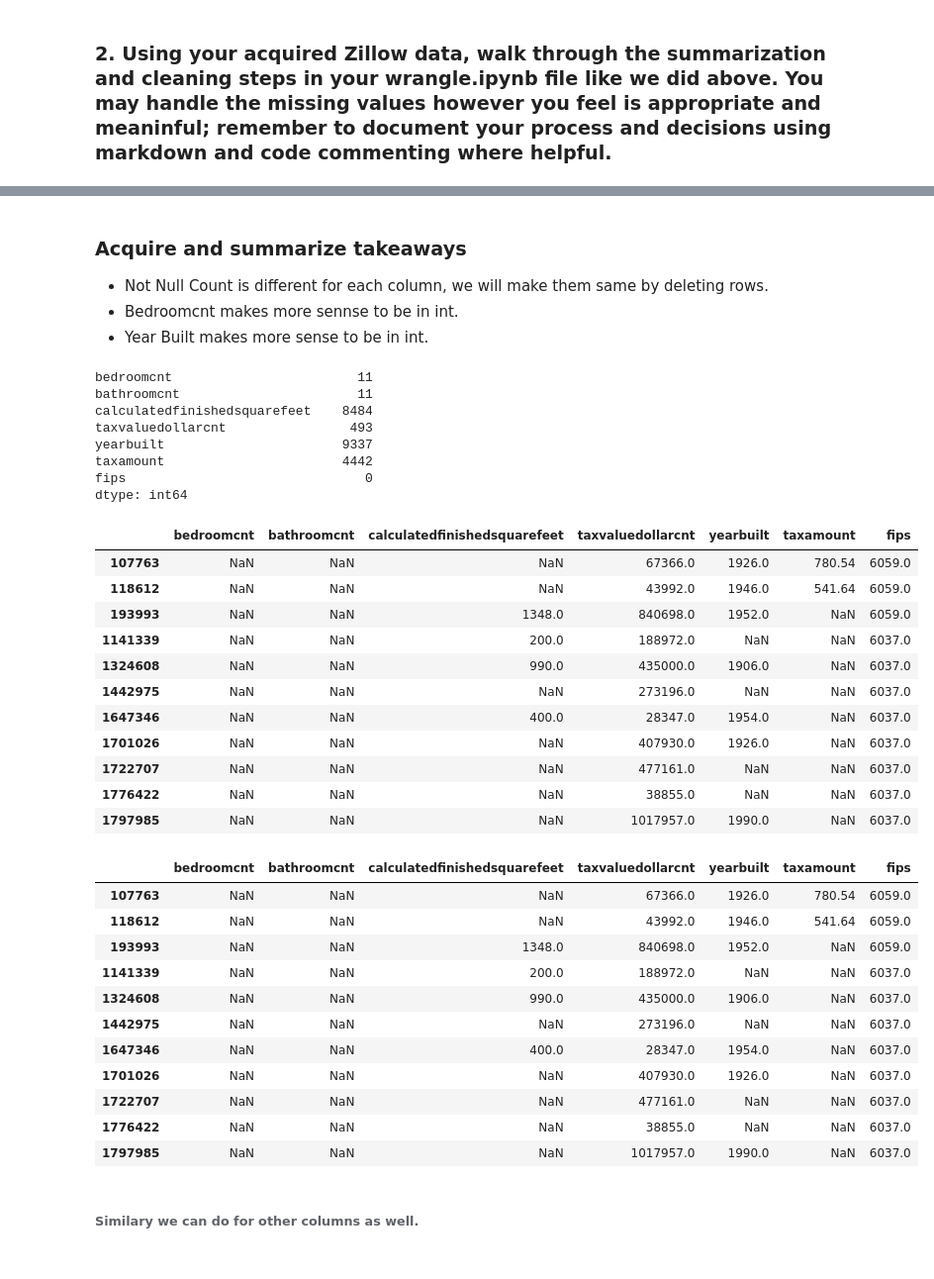
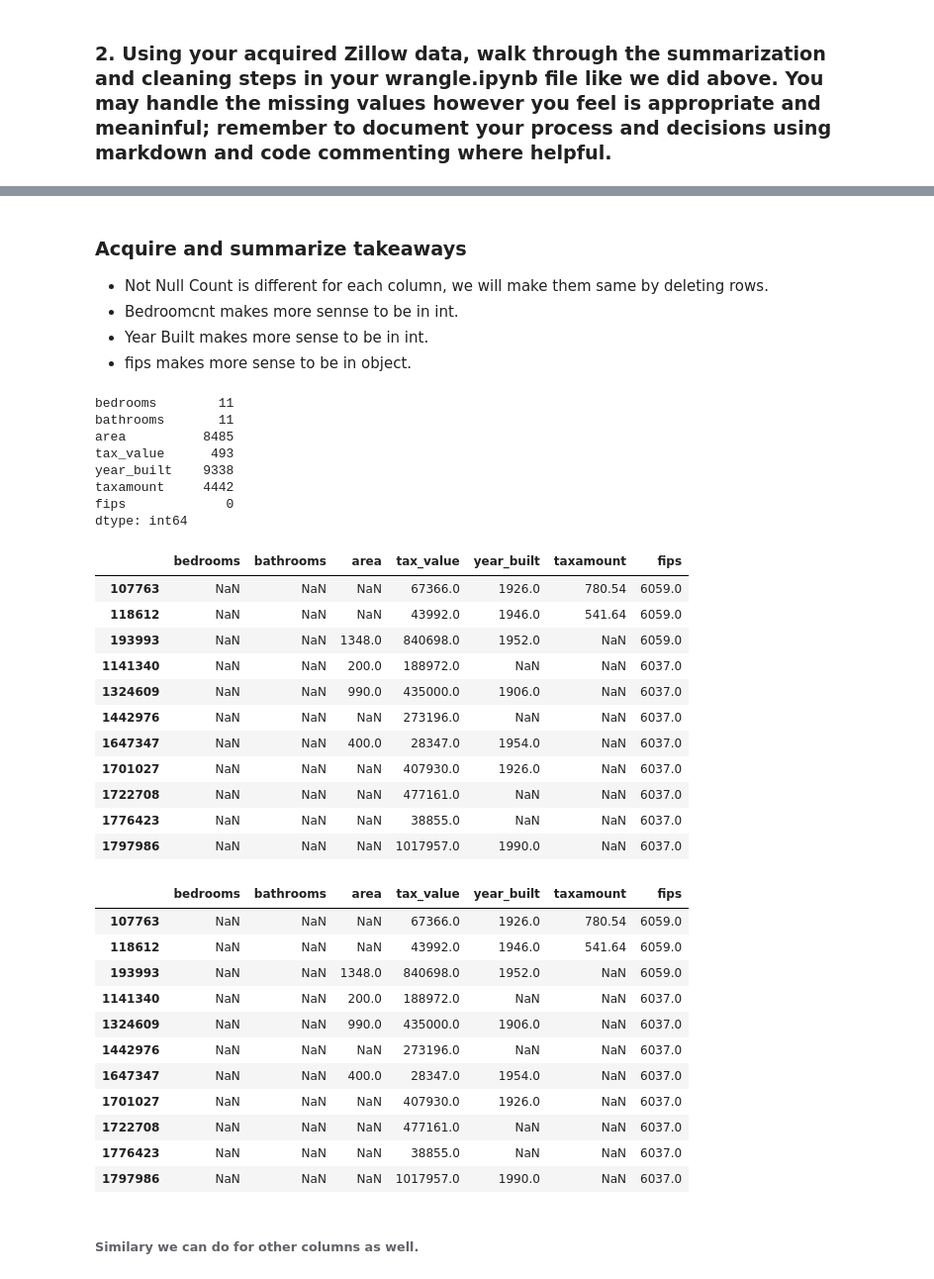
Before and after one commit to rajaramgautam/regression-exercises, a Jupyter notebook: wrangle.ipynb, the cells around one changed output, grey strips where cells are left out. Shown at 99% size. Cells and saved outputs as stored; diff of their text form; code cells hidden in the pictures.

```diff
--- a/wrangle.ipynb
+++ b/wrangle.ipynb
@@ -33,11 +39,22 @@ def new_zillow_data():
     write it to a csv file, and returns the df.
     '''
     # Create SQL query.
-    sql_query = 'select bedroomcnt, bathroomcnt, calculatedfinishedsquarefeet, taxvaluedollarcnt, yearbuilt, taxamount, fips  from properties_2017 where propertylandusetypeid = 261;'
+    sql_query = """
+    SELECT bedroomcnt, bathroomcnt, calculatedfinishedsquarefeet, taxvaluedollarcnt, yearbuilt, taxamount, fips
+FROM properties_2017
+
+JOIN propertylandusetype USING(propertylandusetypeid)
+
+WHERE propertylandusedesc IN ("Single Family Residential",
+                              "Inferred Single Family Residential")
+    """
+
 
     # Read in DataFrame from Codeup db.
     df = pd.read_sql(sql_query, get_connection('zillow'))
 
+
+
     return df
 # %%
 df = new_zillow_data()
@@ -88,0 +106,7 @@ df.describe().T
+# %%
+# renaming columns
+df = df.rename(columns = {'bedroomcnt':'bedrooms',
+                          'bathroomcnt':'bathrooms',
+                          'calculatedfinishedsquarefeet':'area',
+                          'taxvaluedollarcnt':'tax_value',
+                          'yearbuilt':'year_built'})
@@ -91,50 +124,51 @@ df.describe().T
 - Not Null Count is different for each column, we will make them same by deleting rows.
 - Bedroomcnt makes more sennse to be in int.
 - Year Built makes more sense to be in int.
+- fips makes more sense to be in object.
 # %%
 # Getting count of null values in each columns of our DataFrame
 
 df.isnull().sum()
 # %% [output]
-bedroomcnt                        11
-bathroomcnt                       11
-calculatedfinishedsquarefeet    8484
-taxvaluedollarcnt                493
-yearbuilt                       9337
-taxamount                       4442
-fips                               0
+bedrooms        11
+bathrooms       11
+area          8485
+tax_value      493
+year_built    9338
+taxamount     4442
+fips             0
 dtype: int64
 # %%
-# We can visualize the row(s) in each column containing at least one np.nan
-df[df.bedroomcnt.isna()]
+# We can visualize the row(s) in each column containing at least one np.nan except fips
+df[df.bedrooms.isna()]
 # %% [output]
-|  | bedroomcnt | bathroomcnt | calculatedfinishedsquarefeet | taxvaluedollarcnt | yearbuilt | taxamount | fips |
+|  | bedrooms | bathrooms | area | tax_value | year_built | taxamount | fips |
 | 107763 | NaN | NaN | NaN | 67366.0 | 1926.0 | 780.54 | 6059.0 |
 | 118612 | NaN | NaN | NaN | 43992.0 | 1946.0 | 541.64 | 6059.0 |
 | 193993 | NaN | NaN | 1348.0 | 840698.0 | 1952.0 | NaN | 6059.0 |
-| 1141339 | NaN | NaN | 200.0 | 188972.0 | NaN | NaN | 6037.0 |
-| 1324608 | NaN | NaN | 990.0 | 435000.0 | 1906.0 | NaN | 6037.0 |
-| 1442975 | NaN | NaN | NaN | 273196.0 | NaN | NaN | 6037.0 |
-| 1647346 | NaN | NaN | 400.0 | 28347.0 | 1954.0 | NaN | 6037.0 |
-| 1701026 | NaN | NaN | NaN | 407930.0 | 1926.0 | NaN | 6037.0 |
-| 1722707 | NaN | NaN | NaN | 477161.0 | NaN | NaN | 6037.0 |
-| 1776422 | NaN | NaN | NaN | 38855.0 | NaN | NaN | 6037.0 |
-| 1797985 | NaN | NaN | NaN | 1017957.0 | 1990.0 | NaN | 6037.0 |
+| 1141340 | NaN | NaN | 200.0 | 188972.0 | NaN | NaN | 6037.0 |
+| 1324609 | NaN | NaN | 990.0 | 435000.0 | 1906.0 | NaN | 6037.0 |
+| 1442976 | NaN | NaN | NaN | 273196.0 | NaN | NaN | 6037.0 |
+| 1647347 | NaN | NaN | 400.0 | 28347.0 | 1954.0 | NaN | 6037.0 |
+| 1701027 | NaN | NaN | NaN | 407930.0 | 1926.0 | NaN | 6037.0 |
+| 1722708 | NaN | NaN | NaN | 477161.0 | NaN | NaN | 6037.0 |
+| 1776423 | NaN | NaN | NaN | 38855.0 | NaN | NaN | 6037.0 |
+| 1797986 | NaN | NaN | NaN | 1017957.0 | 1990.0 | NaN | 6037.0 |
 # %%
-df[df.bathroomcnt.isna()]
+df[df.bathrooms.isna()]
 # %% [output]
-|  | bedroomcnt | bathroomcnt | calculatedfinishedsquarefeet | taxvaluedollarcnt | yearbuilt | taxamount | fips |
+|  | bedrooms | bathrooms | area | tax_value | year_built | taxamount | fips |
 | 107763 | NaN | NaN | NaN | 67366.0 | 1926.0 | 780.54 | 6059.0 |
 | 118612 | NaN | NaN | NaN | 43992.0 | 1946.0 | 541.64 | 6059.0 |
 | 193993 | NaN | NaN | 1348.0 | 840698.0 | 1952.0 | NaN | 6059.0 |
-| 1141339 | NaN | NaN | 200.0 | 188972.0 | NaN | NaN | 6037.0 |
-| 1324608 | NaN | NaN | 990.0 | 435000.0 | 1906.0 | NaN | 6037.0 |
-| 1442975 | NaN | NaN | NaN | 273196.0 | NaN | NaN | 6037.0 |
-| 1647346 | NaN | NaN | 400.0 | 28347.0 | 1954.0 | NaN | 6037.0 |
-| 1701026 | NaN | NaN | NaN | 407930.0 | 1926.0 | NaN | 6037.0 |
-| 1722707 | NaN | NaN | NaN | 477161.0 | NaN | NaN | 6037.0 |
-| 1776422 | NaN | NaN | NaN | 38855.0 | NaN | NaN | 6037.0 |
-| 1797985 | NaN | NaN | NaN | 1017957.0 | 1990.0 | NaN | 6037.0 |
+| 1141340 | NaN | NaN | 200.0 | 188972.0 | NaN | NaN | 6037.0 |
+| 1324609 | NaN | NaN | 990.0 | 435000.0 | 1906.0 | NaN | 6037.0 |
+| 1442976 | NaN | NaN | NaN | 273196.0 | NaN | NaN | 6037.0 |
+| 1647347 | NaN | NaN | 400.0 | 28347.0 | 1954.0 | NaN | 6037.0 |
+| 1701027 | NaN | NaN | NaN | 407930.0 | 1926.0 | NaN | 6037.0 |
+| 1722708 | NaN | NaN | NaN | 477161.0 | NaN | NaN | 6037.0 |
+| 1776423 | NaN | NaN | NaN | 38855.0 | NaN | NaN | 6037.0 |
+| 1797986 | NaN | NaN | NaN | 1017957.0 | 1990.0 | NaN | 6037.0 |
 # %% [markdown]
 ###### Similary we can do for other columns as well.
 # %%
```
Also changed, not shown: parts of 66 cells of this notebook.
